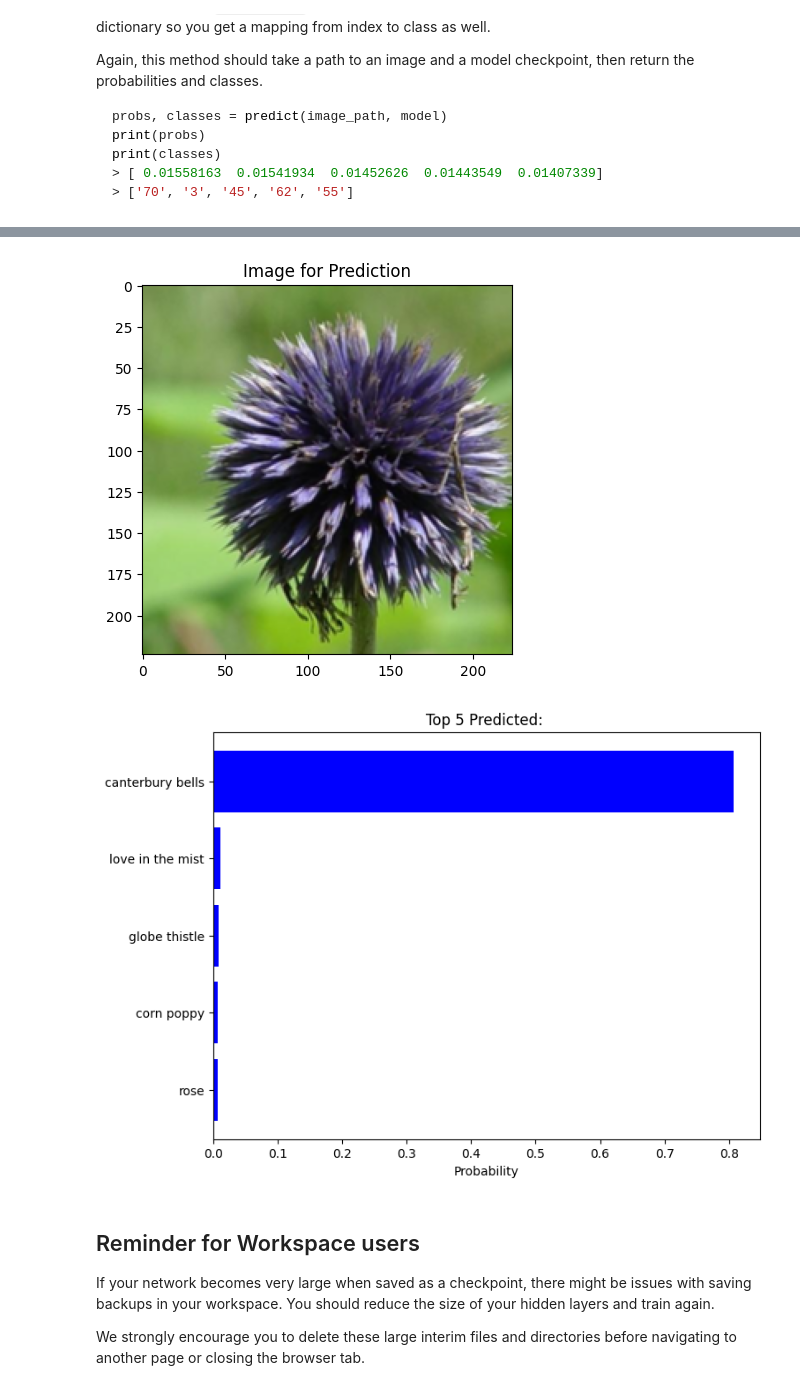
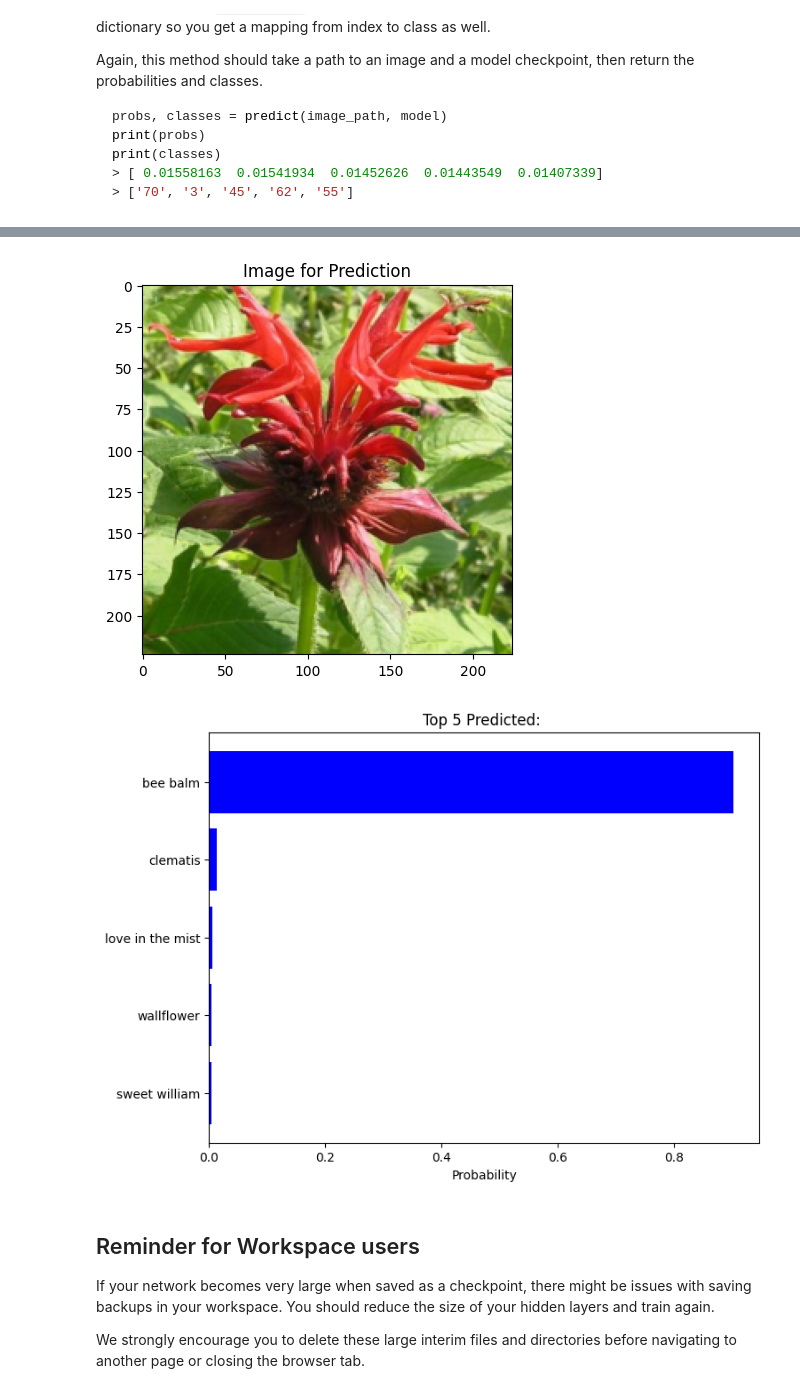
Before and after one commit to anika-kamath/FlowerSpeciesClassifier-EfficientNet, a Jupyter notebook: anikaFlowerClassifer_iter2.ipynb, the cells around one changed output, grey strips where cells are left out. Saved outputs shown, nothing was run; the diff lists cells and outputs as text; code cells hidden in the pictures.

```diff
--- a/anikaFlowerClassifer_iter2.ipynb
+++ b/anikaFlowerClassifer_iter2.ipynb
@@ -853,7 +802,7 @@ directory
 # %%
 directory = os.listdir(test_dir)
-directory.sort(key=lambda x: int(x.split(".")[0] if "." in x else x))
-folder_path = os.path.join(test_dir, directory[9])
+# directory.sort(key=lambda x: int(x.split(".")[0] if "." in x else x))
+folder_path = os.path.join(test_dir, directory[0])
 
 dir2 = os.listdir(folder_path)
 image_path = os.path.join(folder_path, dir2[1])
@@ -914,6 +863,9 @@ def predict(image_path, model, topk=5):
     top_probs = top_k_probs.squeeze().tolist()
     top_classes = top_k_classes.squeeze().tolist()
     if top_classes[0] != 0:  # Check if class indexing starts from 0
-      top_classes = [c + 1 for c in top_classes]  # Adjust if necessary
+      top_classes = [c for c in top_classes]  # Adjust if necessary
 
     return top_probs, top_classes
+# %%
+idx_to_class = {v: k for k, v in model.class_to_idx.items()}
+print(idx_to_class)
@@ -921,4 +875,11 @@ def predict(image_path, model, topk=5):
 prob, classes = predict(image_path, model)
 print(prob)
 print(classes)
+
+cls_names = []
+
+for cl in classes:
+  cls_names.append(int(idx_to_class[cl]))
+
+print(cls_names)
 # %% [output]
@@ -953,16 +909,16 @@ class_names
 # %%
 # TODO: Display an image along with the top 5 classes
 imshow(torch.tensor(process_image(image_path)), title=f"Image for Prediction")
-class_names = [cat_to_name.get(cls+1, "unknown class") for cls in classes]
+class_names = [cat_to_name.get(cls, "unknown class") for cls in cls_names]
 plt.figure(figsize=(8, 6))
 plt.barh(class_names, prob, color='blue')
 plt.gca().invert_yaxis()
 plt.xlabel('Probability')
 plt.title('Top 5 Predicted: ')
 plt.show()
 # %% [output]
-[figure, old version]
+[figure, new version]
-[figure, old version]
+[figure, new version]
 # %% [markdown]
 ## Reminder for Workspace users
 If your network becomes very large when saved as a checkpoint, there might be issues with saving backups in your workspace. You should reduce the size of your hidden layers and train again.
```
Also changed, not shown: parts of 24 cells of this notebook.
